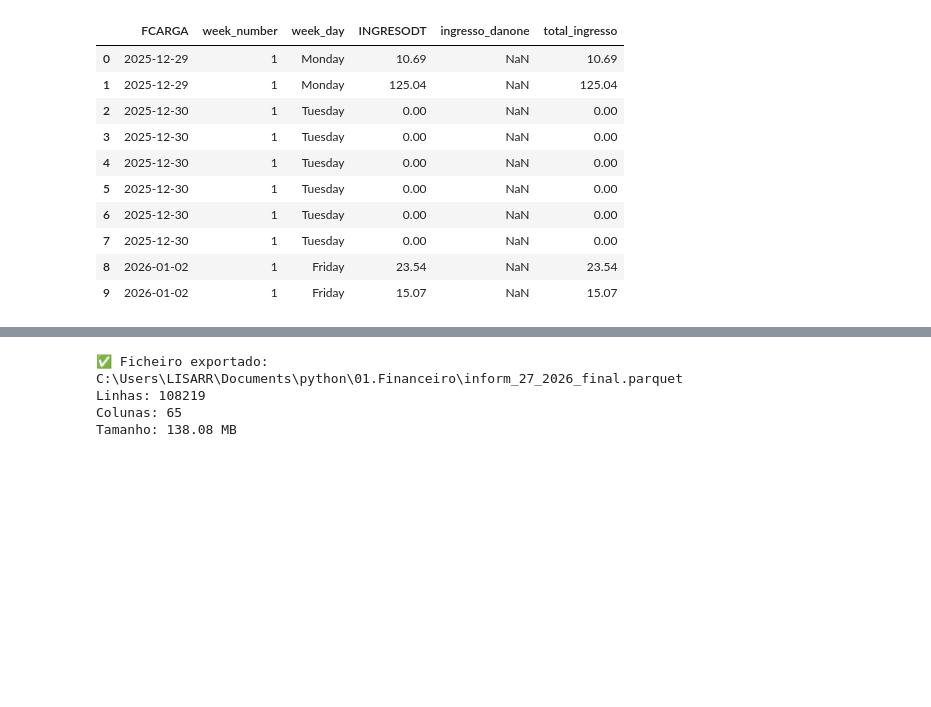
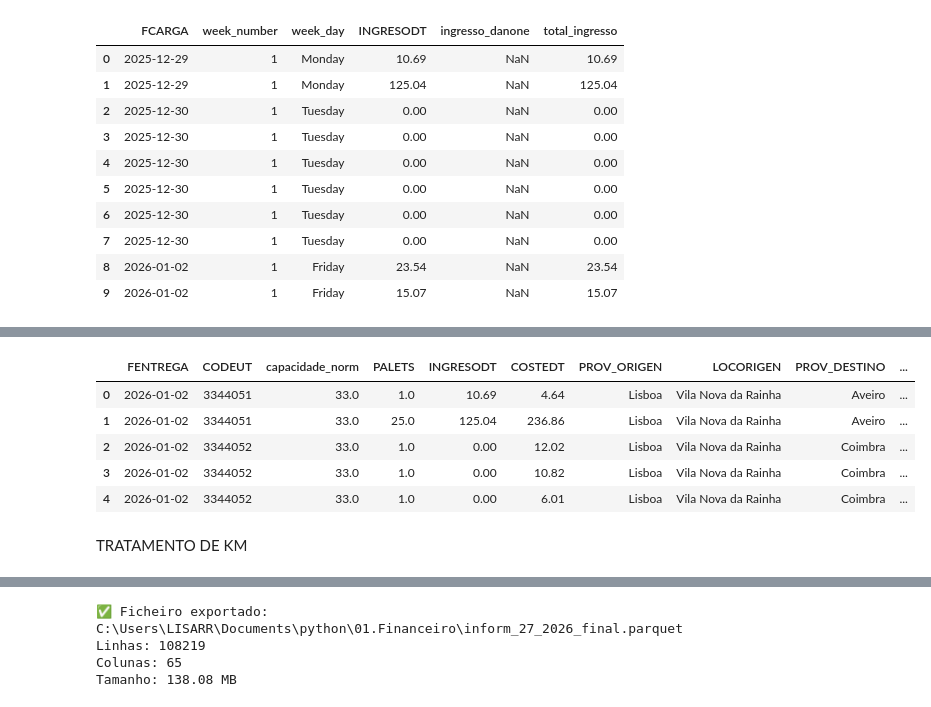
Before and after one commit to ruben-filipe-rocha/Salvesen, a Jupyter notebook: 02.Finance/01_Fin_PBI_inform_27_v2.ipynb, the cells around one changed output, grey strips where cells are left out. Cells and saved outputs as stored; diff of their text form; code cells hidden in the pictures; blank space fills up the shorter version.

```diff
--- a/02.Finance/01_Fin_PBI_inform_27_v2.ipynb
+++ b/02.Finance/01_Fin_PBI_inform_27_v2.ipynb
@@ -344,0 +436,38 @@ Exemplos:
+# %%
+import platform
+
+# Detecção do caminho do ficheiro de coordenadas
+if platform.system() == 'Windows':
+    coords_path = r"C:\Users\LISARR\Documents\python\00.Metadados\CP7COORDS_FORMATADO.CSV"
+elif platform.system() == 'Darwin':
+    coords_path = "/Volumes/RR/DB/CP7COORDS_FORMATADO.CSV"
+else:
+    coords_path = "CP7COORDS_FORMATADO.CSV"
+
+# Ler ficheiro de coordenadas
+coords = pd.read_csv(coords_path, sep=';', encoding='utf-8')
+
+# Converter coordenadas de vírgula para ponto
+coords['POINT_X'] = coords['POINT_X'].str.replace(',', '.').astype(float)
+coords['POINT_Y'] = coords['POINT_Y'].str.replace(',', '.').astype(float)
+
+print(f"Coordenadas carregadas: {len(coords):,} registos")
+
+# Preparar dados para origem
+coords_origem = coords[['CP', 'POINT_X', 'POINT_Y']].copy()
+coords_origem.columns = ['CPOSTAL', 'longitude_origem', 'latitude_origem']
+
+# Preparar dados para destino
+coords_destino = coords[['CP', 'POINT_X', 'POINT_Y']].copy()
+coords_destino.columns = ['CPOSTAD', 'longitude_destino', 'latitude_destino']
+
+# Join com origem
+df_sel = df_sel.merge(coords_origem, on='CPOSTAL', how='left')
+
+# Join com destino
+df_sel = df_sel.merge(coords_destino, on='CPOSTAD', how='left')
+
+print(f"\n✓ Coordenadas adicionadas a df_sel")
+print(f"Linhas com coordenadas origem: {df_sel['latitude_origem'].notna().sum():,}")
+print(f"Linhas com coordenadas destino: {df_sel['latitude_destino'].notna().sum():,}")
+print(f"Total colunas: {len(df_sel.columns)}")
@@ -344,0 +532,11 @@ Exemplos:
+# %%
+df_sel.head()
+# %% [output]
+|  | FENTREGA | CODEUT | capacidade_norm | PALETS | INGRESODT | COSTEDT | PROV_ORIGEN | LOCORIGEN | PROV_DESTINO | ... |
+| 0 | 2026-01-02 | 3344051 | 33.0 | 1.0 | 10.69 | 4.64 | Lisboa | Vila Nova da Rainha | Aveiro | ... |
+| 1 | 2026-01-02 | 3344051 | 33.0 | 25.0 | 125.04 | 236.86 | Lisboa | Vila Nova da Rainha | Aveiro | ... |
+| 2 | 2026-01-02 | 3344052 | 33.0 | 1.0 | 0.00 | 12.02 | Lisboa | Vila Nova da Rainha | Coimbra | ... |
+| 3 | 2026-01-02 | 3344052 | 33.0 | 1.0 | 0.00 | 10.82 | Lisboa | Vila Nova da Rainha | Coimbra | ... |
+| 4 | 2026-01-02 | 3344052 | 33.0 | 1.0 | 0.00 | 6.01 | Lisboa | Vila Nova da Rainha | Coimbra | ... |
+# %% [markdown]
+TRATAMENTO DE KM
```
Also changed, not shown: parts of 13 cells of this notebook.
